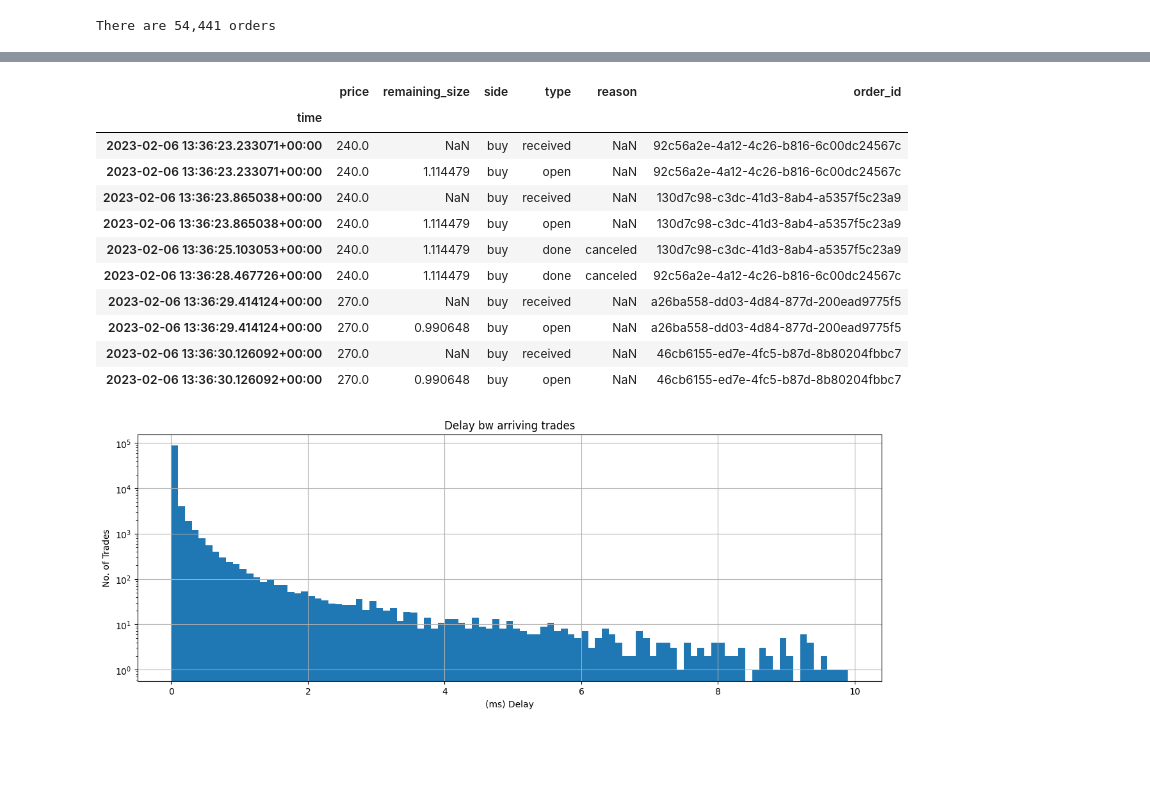
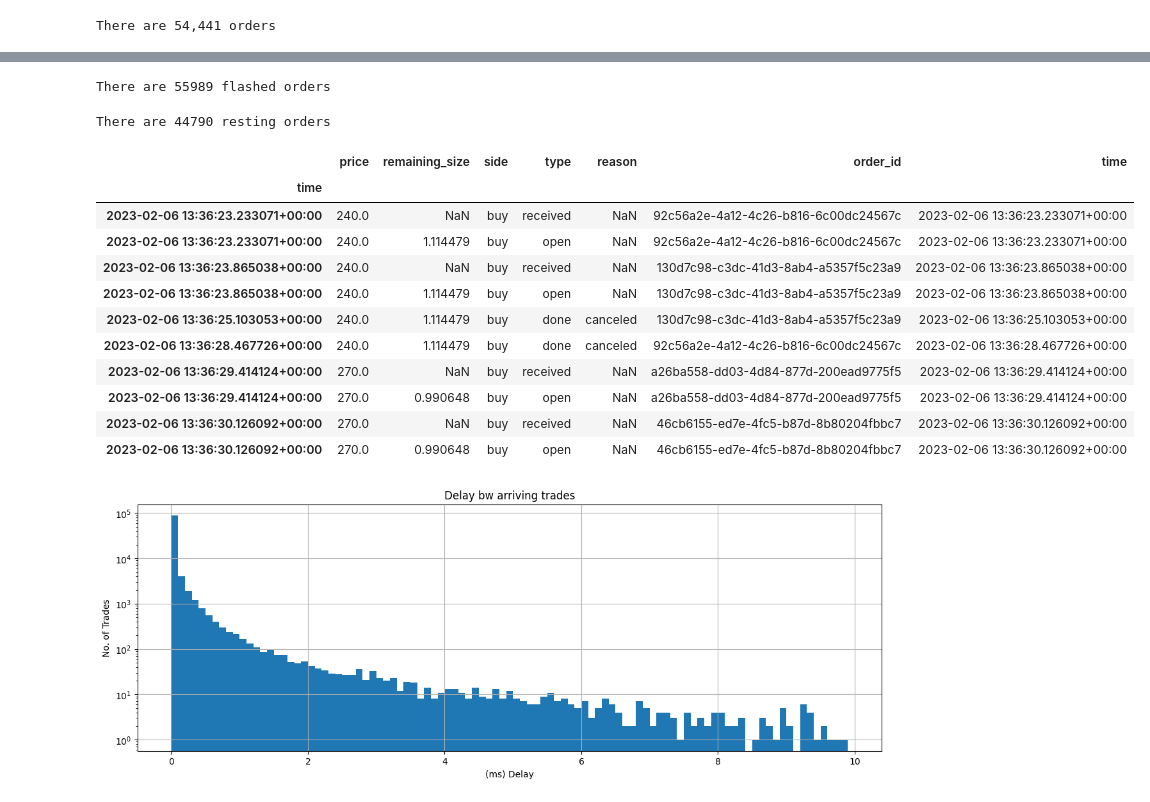
Before and after one commit to karthick-yes/HFT_BTC, a Jupyter notebook: data.ipynb, the cells around one changed output, grey strips where cells are left out. Saved outputs shown, nothing was run; the diff lists cells and outputs as text; code cells hidden in the pictures; blank space fills up the shorter version.

```diff
--- a/data.ipynb
+++ b/data.ipynb
@@ -14,3 +17,14 @@ from collections import Counter
 file = 'BTC.csv'
 data = pd.read_csv(file, parse_dates=['time'], index_col="time",low_memory = False)
 data['time'] = data.index
+# %%
+data['time'] = pd.to_datetime(data['time'], unit='ms')
+time_intervals = pd.date_range(start = data['time'].min(), end = data['time'].max(), freq='30min')
+data['time_interval'] = pd.cut(data['time'], bins = time_intervals, labels= time_intervals[:-1], include_lowest=True)
+event_counts = data.groupby('time_interval')['time'].size()
+print('Time at which the number of events reached the maximum ', event_counts.idxmax())
+event_counts.plot(kind='line', figsize=(16,8))
+plt.xlabel('TIme of Day')
+plt.xticks(rotation = 'vertical')
+plt.ylabel('Number of events')
+plt.show()
@@ -36,19 +42,48 @@ data.head()
+# %%
+
+# Get the order_ids of canceled orders
+canceled_orders = data[(data['type'] == 'done') & (data['reason'] == 'canceled')]
+
+# Get the order_ids that have match messages
+matched_order_ids = data[data['type'] == 'match']['order_id']
+
+# Identify flashed orders: canceled orders that have no matches and remaining size > 0
+flashed_orders = canceled_orders[~canceled_orders['order_id'].isin(matched_order_ids) & (canceled_orders['remaining_size'] > 0)]
+
+print(f"There are {len(flashed_orders)} flashed orders")
+# %% [output]
+There are 55989 flashed orders
+# %%
+# Get the order_ids of open orders
+open_order_ids = data[data['type'] == 'open']['order_id']
+
+# Filter the data to include only the open orders
+open_orders_data = data[data['order_id'].isin(open_order_ids)]
+
+# Get the resting orders
+resting_orders = open_orders_data[(open_orders_data['type'] == 'open') |
+                                  ((open_orders_data['type'] == 'match') & (open_orders_data['remaining_size'] > 0)) |
+                                  ((open_orders_data['type'] == 'done') & (open_orders_data['remaining_size'] > 0))]
+
+print(f"There are {len(resting_orders)} resting orders" )
+# %% [output]
+There are 44790 resting orders
 # %%
-imp = ['price', 'remaining_size', 'side', 'type', 'reason', 'order_id']
+imp = ['price', 'remaining_size', 'side', 'type', 'reason', 'order_id', 'time']
 data[imp].head(10)
 # %% [output]
-|  | price | remaining_size | side | type | reason | order_id |
-| time |  |  |  |  |  |  |
-| 2023-02-06 13:36:23.233071+00:00 | 240.0 | NaN | buy | received | NaN | 92c56a2e-4a12-4c26-b816-6c00dc24567c |
-| 2023-02-06 13:36:23.233071+00:00 | 240.0 | 1.114479 | buy | open | NaN | 92c56a2e-4a12-4c26-b816-6c00dc24567c |
-| 2023-02-06 13:36:23.865038+00:00 | 240.0 | NaN | buy | received | NaN | 130d7c98-c3dc-41d3-8ab4-a5357f5c23a9 |
-| 2023-02-06 13:36:23.865038+00:00 | 240.0 | 1.114479 | buy | open | NaN | 130d7c98-c3dc-41d3-8ab4-a5357f5c23a9 |
-| 2023-02-06 13:36:25.103053+00:00 | 240.0 | 1.114479 | buy | done | canceled | 130d7c98-c3dc-41d3-8ab4-a5357f5c23a9 |
-| 2023-02-06 13:36:28.467726+00:00 | 240.0 | 1.114479 | buy | done | canceled | 92c56a2e-4a12-4c26-b816-6c00dc24567c |
-| 2023-02-06 13:36:29.414124+00:00 | 270.0 | NaN | buy | received | NaN | a26ba558-dd03-4d84-877d-200ead9775f5 |
-| 2023-02-06 13:36:29.414124+00:00 | 270.0 | 0.990648 | buy | open | NaN | a26ba558-dd03-4d84-877d-200ead9775f5 |
-| 2023-02-06 13:36:30.126092+00:00 | 270.0 | NaN | buy | received | NaN | 46cb6155-ed7e-4fc5-b87d-8b80204fbbc7 |
-| 2023-02-06 13:36:30.126092+00:00 | 270.0 | 0.990648 | buy | open | NaN | 46cb6155-ed7e-4fc5-b87d-8b80204fbbc7 |
+|  | price | remaining_size | side | type | reason | order_id | time |
+| time |  |  |  |  |  |  |  |
+| 2023-02-06 13:36:23.233071+00:00 | 240.0 | NaN | buy | received | NaN | 92c56a2e-4a12-4c26-b816-6c00dc24567c | 2023-02-06 13:36:23.233071+00:00 |
+| 2023-02-06 13:36:23.233071+00:00 | 240.0 | 1.114479 | buy | open | NaN | 92c56a2e-4a12-4c26-b816-6c00dc24567c | 2023-02-06 13:36:23.233071+00:00 |
+| 2023-02-06 13:36:23.865038+00:00 | 240.0 | NaN | buy | received | NaN | 130d7c98-c3dc-41d3-8ab4-a5357f5c23a9 | 2023-02-06 13:36:23.865038+00:00 |
+| 2023-02-06 13:36:23.865038+00:00 | 240.0 | 1.114479 | buy | open | NaN | 130d7c98-c3dc-41d3-8ab4-a5357f5c23a9 | 2023-02-06 13:36:23.865038+00:00 |
+| 2023-02-06 13:36:25.103053+00:00 | 240.0 | 1.114479 | buy | done | canceled | 130d7c98-c3dc-41d3-8ab4-a5357f5c23a9 | 2023-02-06 13:36:25.103053+00:00 |
+| 2023-02-06 13:36:28.467726+00:00 | 240.0 | 1.114479 | buy | done | canceled | 92c56a2e-4a12-4c26-b816-6c00dc24567c | 2023-02-06 13:36:28.467726+00:00 |
+| 2023-02-06 13:36:29.414124+00:00 | 270.0 | NaN | buy | received | NaN | a26ba558-dd03-4d84-877d-200ead9775f5 | 2023-02-06 13:36:29.414124+00:00 |
+| 2023-02-06 13:36:29.414124+00:00 | 270.0 | 0.990648 | buy | open | NaN | a26ba558-dd03-4d84-877d-200ead9775f5 | 2023-02-06 13:36:29.414124+00:00 |
+| 2023-02-06 13:36:30.126092+00:00 | 270.0 | NaN | buy | received | NaN | 46cb6155-ed7e-4fc5-b87d-8b80204fbbc7 | 2023-02-06 13:36:30.126092+00:00 |
+| 2023-02-06 13:36:30.126092+00:00 | 270.0 | 0.990648 | buy | open | NaN | 46cb6155-ed7e-4fc5-b87d-8b80204fbbc7 | 2023-02-06 13:36:30.126092+00:00 |
 # %%
 import numpy as np
 dt = data.time.diff().iloc[1:].dt
```
Also changed, not shown: parts of 5 cells of this notebook, 1 other file.
